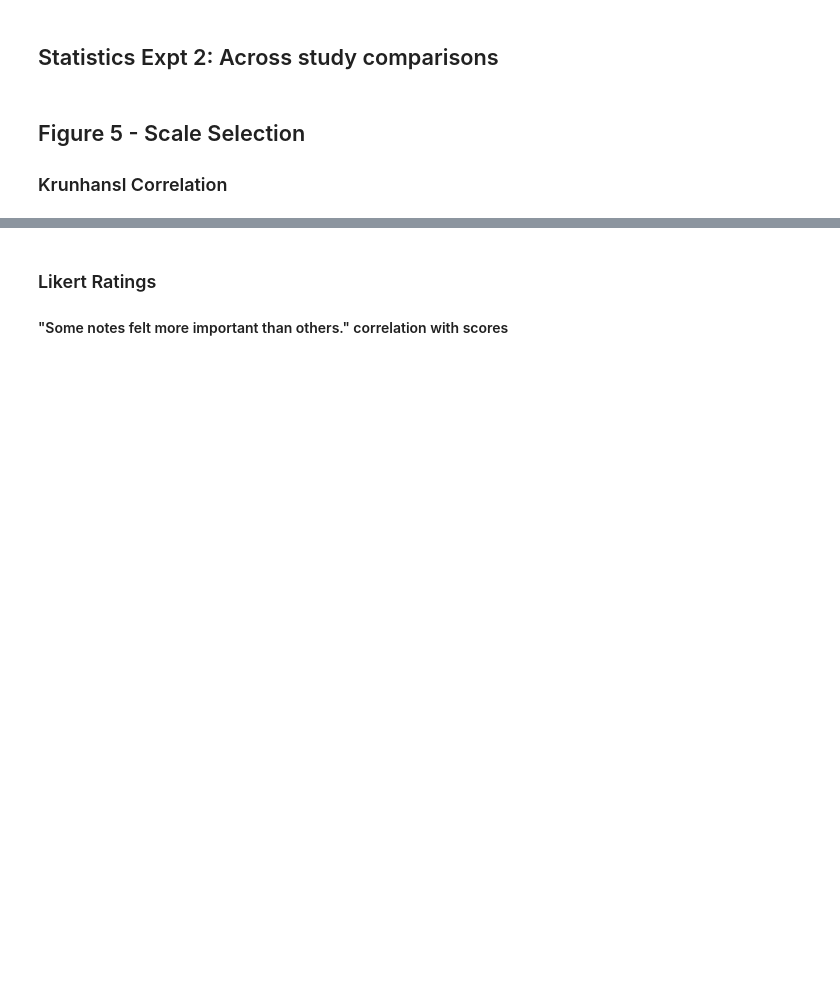
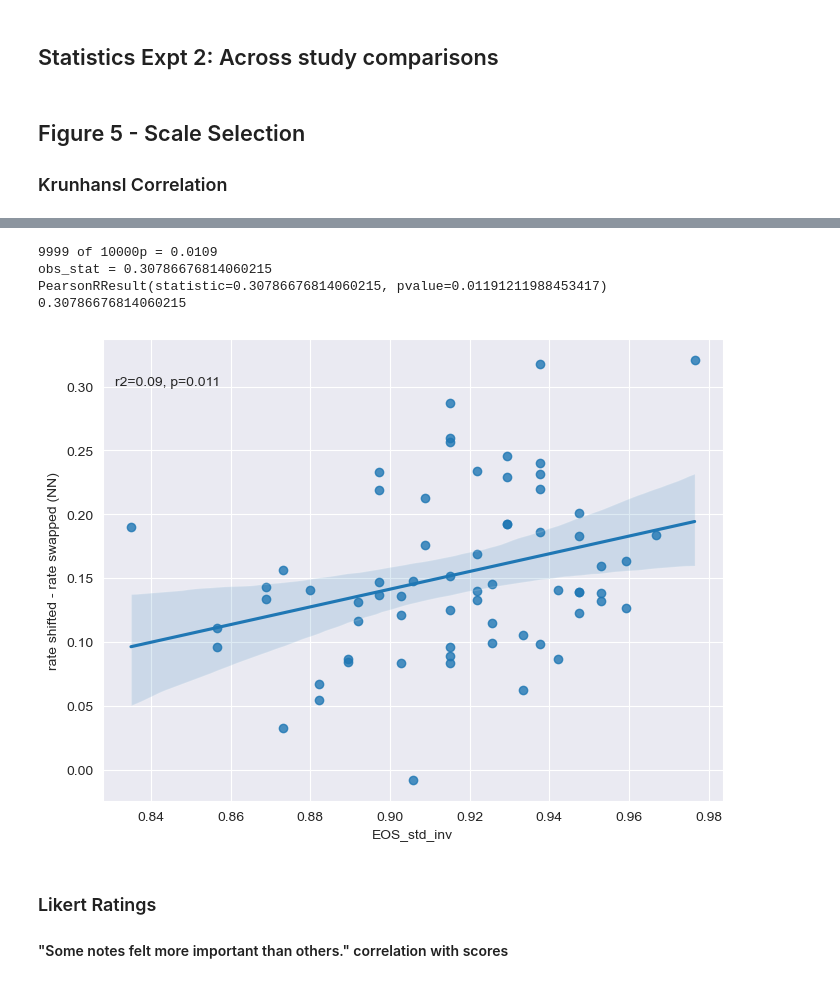
Before and after one commit to MichaelSel/set_membership_paper, a Jupyter notebook: 3. Main Plotting.ipynb, the cells around one changed output, grey strips where cells are left out. Saved outputs shown, nothing was run; the diff lists cells and outputs as text; code cells hidden in the pictures; blank space fills up the shorter version.

Commit message:
Some more stats. Killin it (2 days to thesis submission)

```diff
--- a/3. Main Plotting.ipynb
+++ b/3. Main Plotting.ipynb
@@ -202,11 +206,20 @@ plt.savefig(ROOT_DIR + "/Plots/Study II key clarity correlation.svg")
 # %%
 studyII_GL['EOS_std_inv'] = 1-studyII_GL['EOS_std']
 correlation(x="EOS_std_inv", normalize=False, diatonic="include", dataset=studyII_GL)
 plt.savefig(ROOT_DIR + "/Plots/Study II std of error from perfect evenness correlation.svg")
 
 if Run_Stats:
-    stat_no_perm = stats.pearsonr(studyII_GL["EOS_std_inv"], studyII_GL["rate shifted - rate swapped (NN)"])
+    temp = studyII_GL #loading dataset
+    temp = temp.groupby("set").mean(numeric_only=True).reset_index() #collapsing subject by set
+    stat_no_perm = stats.pearsonr(temp["EOS_std_inv"], temp["rate shifted - rate swapped (NN)"])
     print(stat_no_perm)
+    print(stat_no_perm[0])
+# %% [output]
+9999 of 10000p = 0.0109
+obs_stat = 0.30786676814060215
+PearsonRResult(statistic=0.30786676814060215, pvalue=0.01191211988453417)
+0.30786676814060215
+[figure, added]
 # %% [markdown]
 ### Likert Ratings
 #### "Some notes felt more important than others." correlation with scores
```
Also changed, not shown: parts of 3 cells of this notebook, 9 other files.
